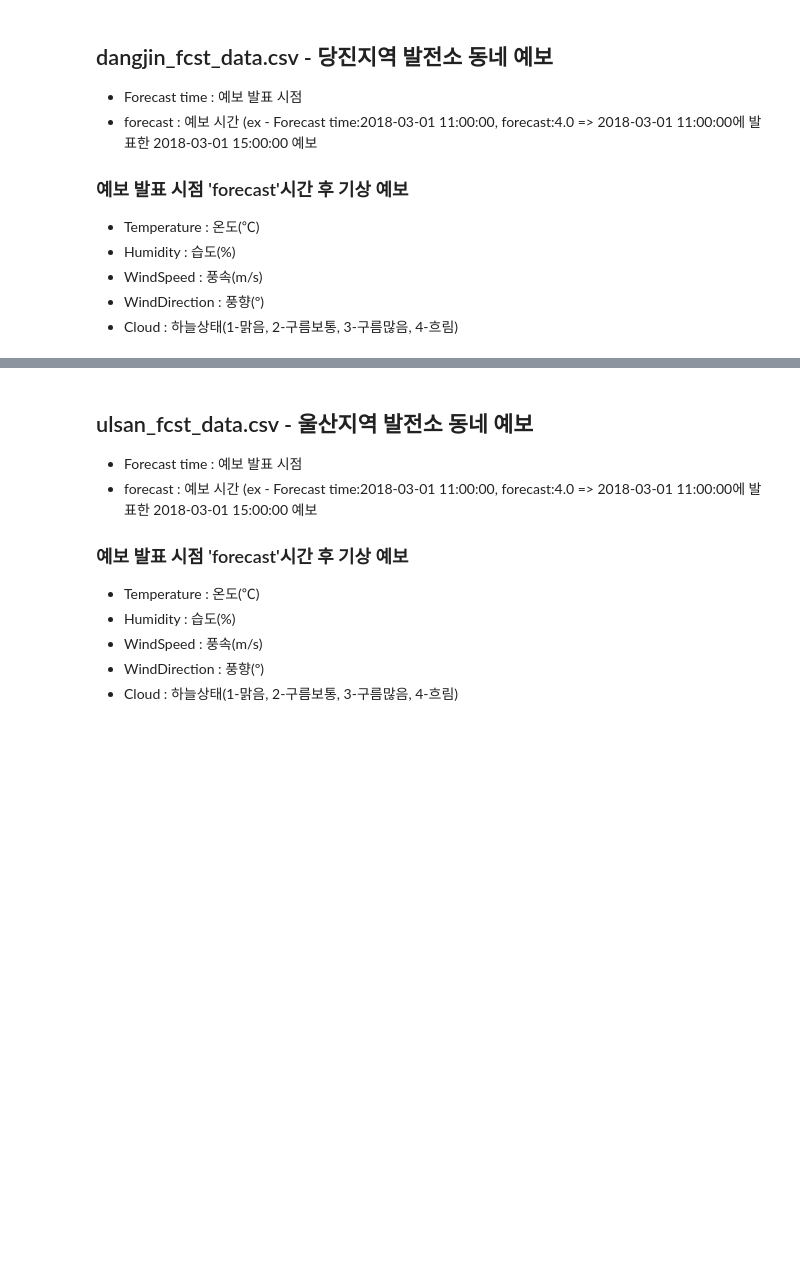
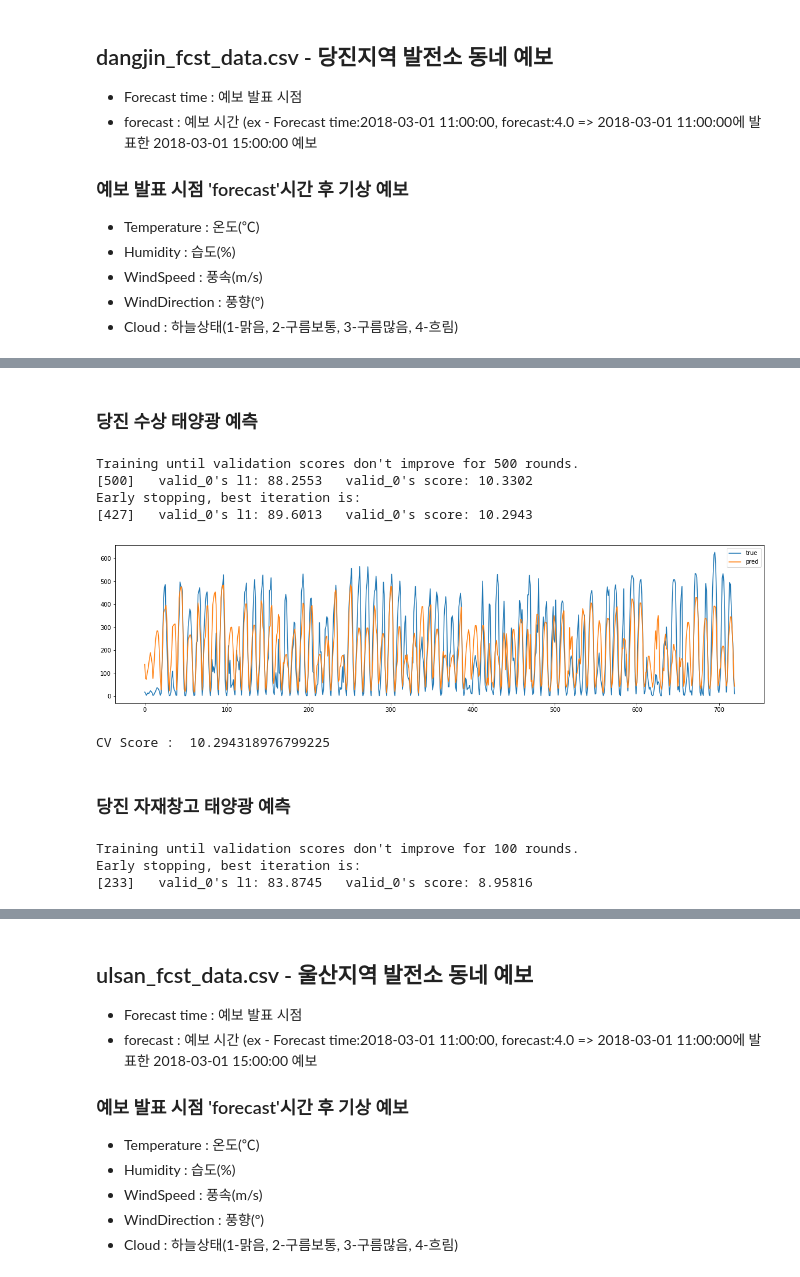
Before and after one commit to KimYongHwi/dacon, a Jupyter notebook: korea_east_west_power/korea_east_west_power.ipynb, the cells around one changed output, grey strips where cells are left out. Cells and saved outputs as stored; diff of their text form; code cells hidden in the pictures; blank space fills up the shorter version.

Commit message:
lgbm regression

```diff
--- a/korea_east_west_power/korea_east_west_power.ipynb
+++ b/korea_east_west_power/korea_east_west_power.ipynb
@@ -255,0 +264,2 @@ inter_dangjin_fcst_14_df = make_fcst_df(dangjin_fcst_df)
+# %%
+train_x, train_y, val_x, val_y = train_datast(energy, dangjin_fcst_inter, target='dangjin_floating')
@@ -255,0 +284,9 @@ inter_dangjin_fcst_14_df = make_fcst_df(dangjin_fcst_df)
+# %%
+params = {
+    'learning_rate': 0.01,
+    'objective': 'regression',
+    'metric':'mae',
+    'seed':42
+}
+# %% [markdown]
+### 당진 수상 태양광 예측
@@ -255,0 +295,25 @@ inter_dangjin_fcst_14_df = make_fcst_df(dangjin_fcst_df)
+# %%
+train_dataset = lgb.Dataset(train_x, train_y)
+val_dataset = lgb.Dataset(val_x, val_y)
+# %%
+# dangjin_floating_model = lgb.train(random_hyperparams, train_dataset, 10000, val_dataset, feval=nmae_10, verbose_eval=500, early_stopping_rounds=500)
+dangjin_floating_model = lgb.train(params, train_dataset, 10000, val_dataset, feval=nmae_10, verbose_eval=500, early_stopping_rounds=500)
+# %% [output]
+Training until validation scores don't improve for 500 rounds.
+[500]   valid_0's l1: 88.2553   valid_0's score: 10.3302
+Early stopping, best iteration is:
+[427]   valid_0's l1: 89.6013   valid_0's score: 10.2943
+# %%
+pred = dangjin_floating_model.predict(val_x)
+
+plt.figure(figsize=(20,5))
+plt.plot(val_y, label='true')
+plt.plot(pred, label='pred')
+plt.legend()
+plt.show()
+print('CV Score : ', sola_nmae(val_y, pred))
+# %% [output]
+[figure, added]
+CV Score :  10.294318976799225
+# %% [markdown]
+### 당진 자재창고 태양광 예측
@@ -255,0 +326,7 @@ inter_dangjin_fcst_14_df = make_fcst_df(dangjin_fcst_df)
+# %%
+# dangjin_warehouse_model = lgb.train(hyperparams, train_dataset, 10000, val_dataset, feval=nmae_10, verbose_eval=500, early_stopping_rounds=100)
+dangjin_warehouse_model = lgb.train(params, train_dataset, 10000, val_dataset, feval=nmae_10, verbose_eval=500, early_stopping_rounds=100)
+# %% [output]
+Training until validation scores don't improve for 100 rounds.
+Early stopping, best iteration is:
+[233]   valid_0's l1: 83.8745   valid_0's score: 8.95816
```
Also changed, not shown: parts of 90 cells of this notebook.
